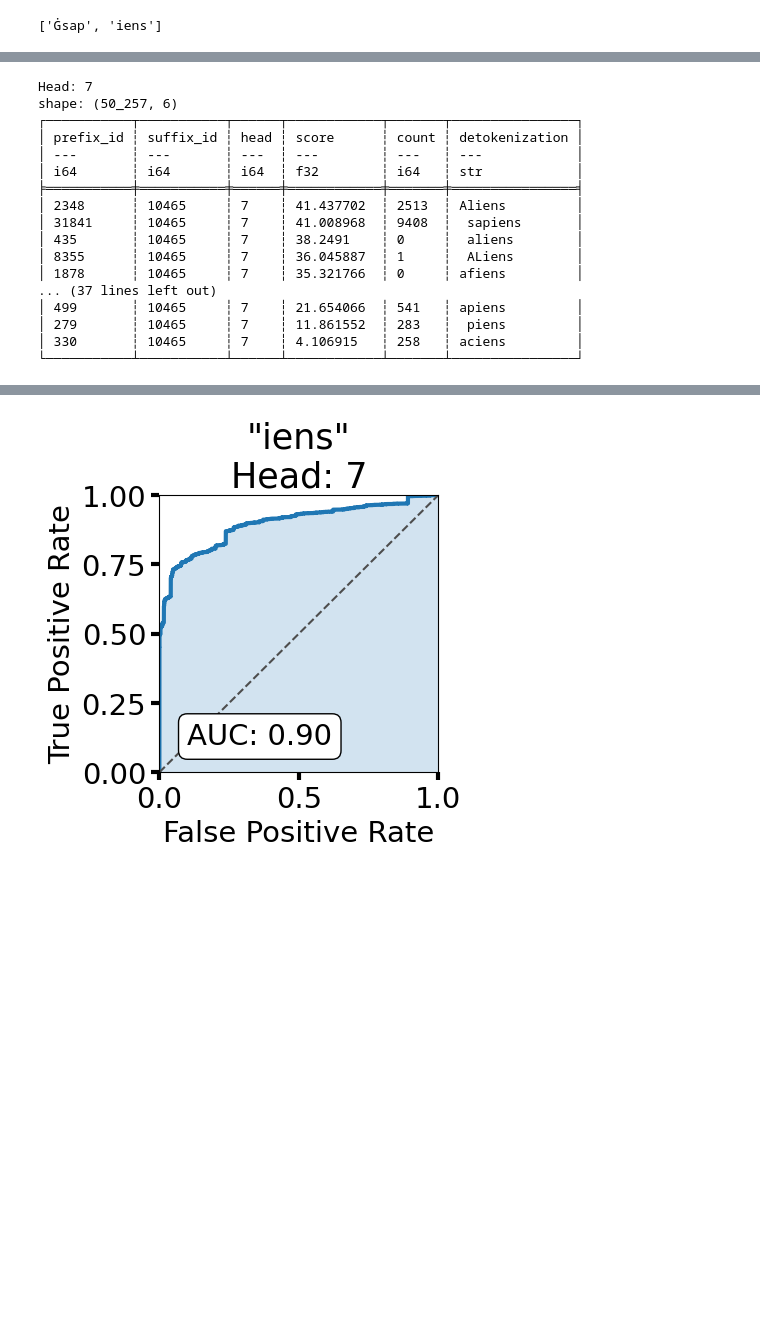
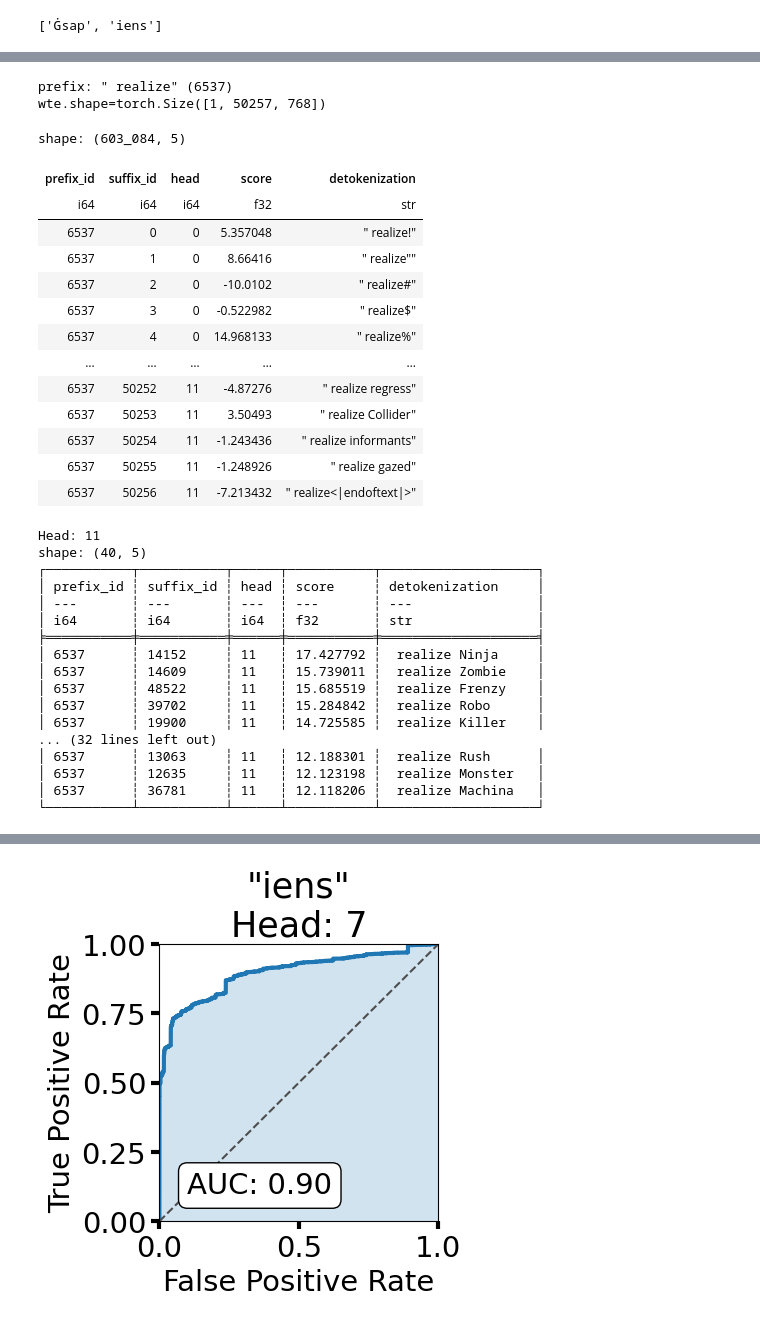
Before and after one commit to gokamoda/lm-detokenization, a Jupyter notebook: src/detokenization.ipynb, the cells around one changed output, grey strips where cells are left out. Cells and saved outputs as stored; diff of their text form; code cells hidden in the pictures; blank space fills up the shorter version.

```diff
--- a/src/detokenization.ipynb
+++ b/src/detokenization.ipynb
@@ -49,28 +92,60 @@ shape: (603_084, 6)
+# %%
+word = " realize"
+df = data_retriever.search_from_str_prefix(word, position=position)
+df = df.with_columns(
+    pl.struct(["prefix_id", "suffix_id"])
+    .map_elements(
+        lambda s: data_retriever.tokenizer.decode([s["prefix_id"], s["suffix_id"]]),
+        return_dtype=pl.String,
+    )
+    .alias("detokenization"),
+)
+df
+# %% [output]
+prefix: " realize" (6537)
+wte.shape=torch.Size([1, 50257, 768])
+shape: (603_084, 5)
+| prefix_id | suffix_id | head | score | detokenization |
+| i64 | i64 | i64 | f32 | str |
+| 6537 | 0 | 0 | 5.357048 | " realize!" |
+| 6537 | 1 | 0 | 8.66416 | " realize"" |
+| 6537 | 2 | 0 | -10.0102 | " realize#" |
+| 6537 | 3 | 0 | -0.522982 | " realize$" |
+| 6537 | 4 | 0 | 14.968133 | " realize%" |
+| … | … | … | … | … |
+| 6537 | 50252 | 11 | -4.87276 | " realize regress" |
+| 6537 | 50253 | 11 | 3.50493 | " realize Collider" |
+| 6537 | 50254 | 11 | -1.243436 | " realize informants" |
+| 6537 | 50255 | 11 | -1.248926 | " realize gazed" |
+| 6537 | 50256 | 11 | -7.213432 | " realize<|endoftext|>" |
 # %%
-head = 7
+head = 11
 df_head = df.filter(pl.col("head") == head)
 print(f"Head: {head}")
-print(df_head.sort("score", descending=True))
-print(df_head.filter(pl.col("count") > 1).sort("score", descending=True).head(10))
-print(df_head.sort("count", descending=True).head(10))
+if counter is not None:
+    print(df_head.filter(pl.col("count") > 1).sort("score", descending=True).head(10))
+    print(df_head.sort("count", descending=True).head(10))
+else:
+    with pl.Config(tbl_rows=40):
+        print(df_head.sort("score", descending=True).head(40))
 # %% [output]
-Head: 7
-shape: (50_257, 6)
-┌───────────┬───────────┬──────┬────────────┬───────┬────────────────┐
-│ prefix_id ┆ suffix_id ┆ head ┆ score      ┆ count ┆ detokenization │
-│ ---       ┆ ---       ┆ ---  ┆ ---        ┆ ---   ┆ ---            │
-│ i64       ┆ i64       ┆ i64  ┆ f32        ┆ i64   ┆ str            │
-╞═══════════╪═══════════╪══════╪════════════╪═══════╪════════════════╡
-│ 2348      ┆ 10465     ┆ 7    ┆ 41.437702  ┆ 2513  ┆ Aliens         │
-│ 31841     ┆ 10465     ┆ 7    ┆ 41.008968  ┆ 9408  ┆  sapiens       │
-│ 435       ┆ 10465     ┆ 7    ┆ 38.2491    ┆ 0     ┆  aliens        │
-│ 8355      ┆ 10465     ┆ 7    ┆ 36.045887  ┆ 1     ┆  ALiens        │
-│ 1878      ┆ 10465     ┆ 7    ┆ 35.321766  ┆ 0     ┆ afiens         │
-... (37 lines left out)
-│ 499       ┆ 10465     ┆ 7    ┆ 21.654066  ┆ 541   ┆ apiens         │
-│ 279       ┆ 10465     ┆ 7    ┆ 11.861552  ┆ 283   ┆  piens         │
-│ 330       ┆ 10465     ┆ 7    ┆ 4.106915   ┆ 258   ┆ aciens         │
-└───────────┴───────────┴──────┴────────────┴───────┴────────────────┘
+Head: 11
+shape: (40, 5)
+┌───────────┬───────────┬──────┬───────────┬────────────────────┐
+│ prefix_id ┆ suffix_id ┆ head ┆ score     ┆ detokenization     │
+│ ---       ┆ ---       ┆ ---  ┆ ---       ┆ ---                │
+│ i64       ┆ i64       ┆ i64  ┆ f32       ┆ str                │
+╞═══════════╪═══════════╪══════╪═══════════╪════════════════════╡
+│ 6537      ┆ 14152     ┆ 11   ┆ 17.427792 ┆  realize Ninja     │
+│ 6537      ┆ 14609     ┆ 11   ┆ 15.739011 ┆  realize Zombie    │
+│ 6537      ┆ 48522     ┆ 11   ┆ 15.685519 ┆  realize Frenzy    │
+│ 6537      ┆ 39702     ┆ 11   ┆ 15.284842 ┆  realize Robo      │
+│ 6537      ┆ 19900     ┆ 11   ┆ 14.725585 ┆  realize Killer    │
+... (32 lines left out)
+│ 6537      ┆ 13063     ┆ 11   ┆ 12.188301 ┆  realize Rush      │
+│ 6537      ┆ 12635     ┆ 11   ┆ 12.123198 ┆  realize Monster   │
+│ 6537      ┆ 36781     ┆ 11   ┆ 12.118206 ┆  realize Machina   │
+└───────────┴───────────┴──────┴───────────┴────────────────────┘
 # %%
 y_true = []
 y_score = []
```
Also changed, not shown: parts of 7 cells of this notebook, 5 other files.
